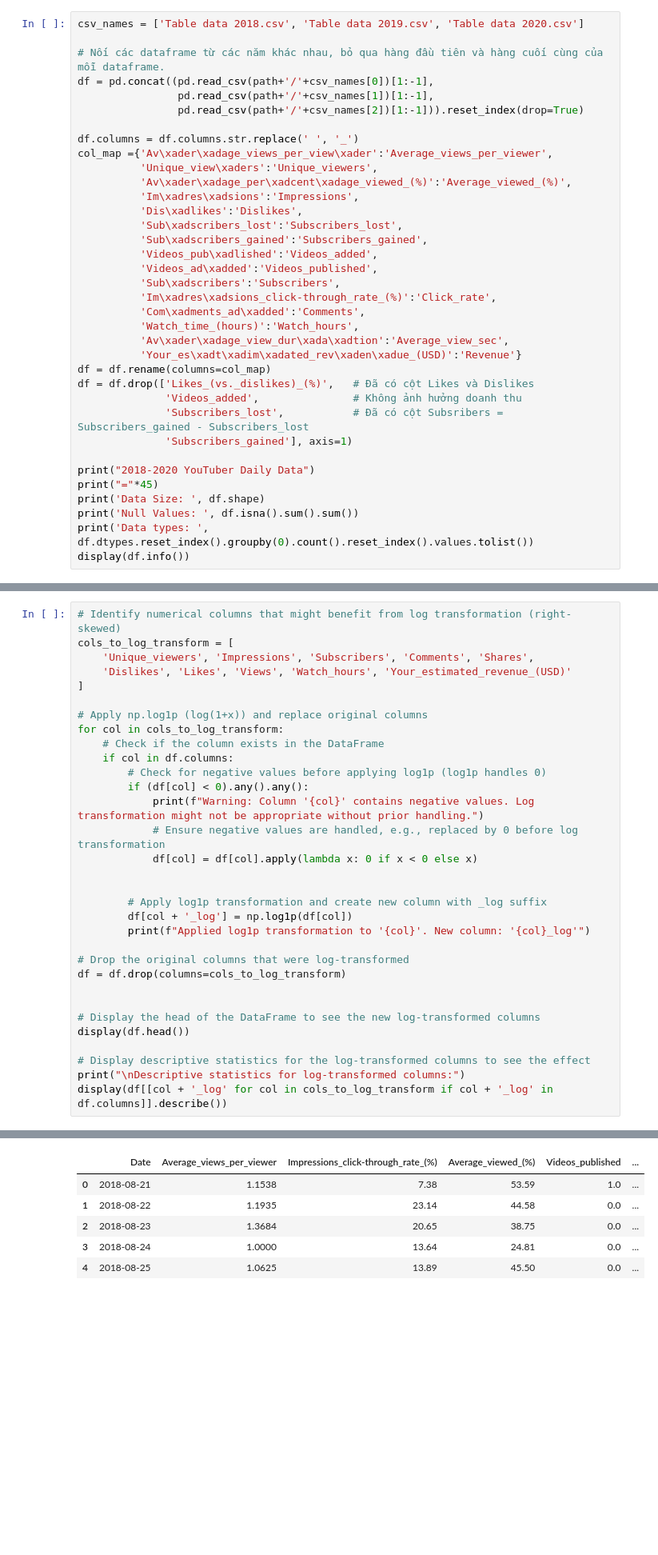
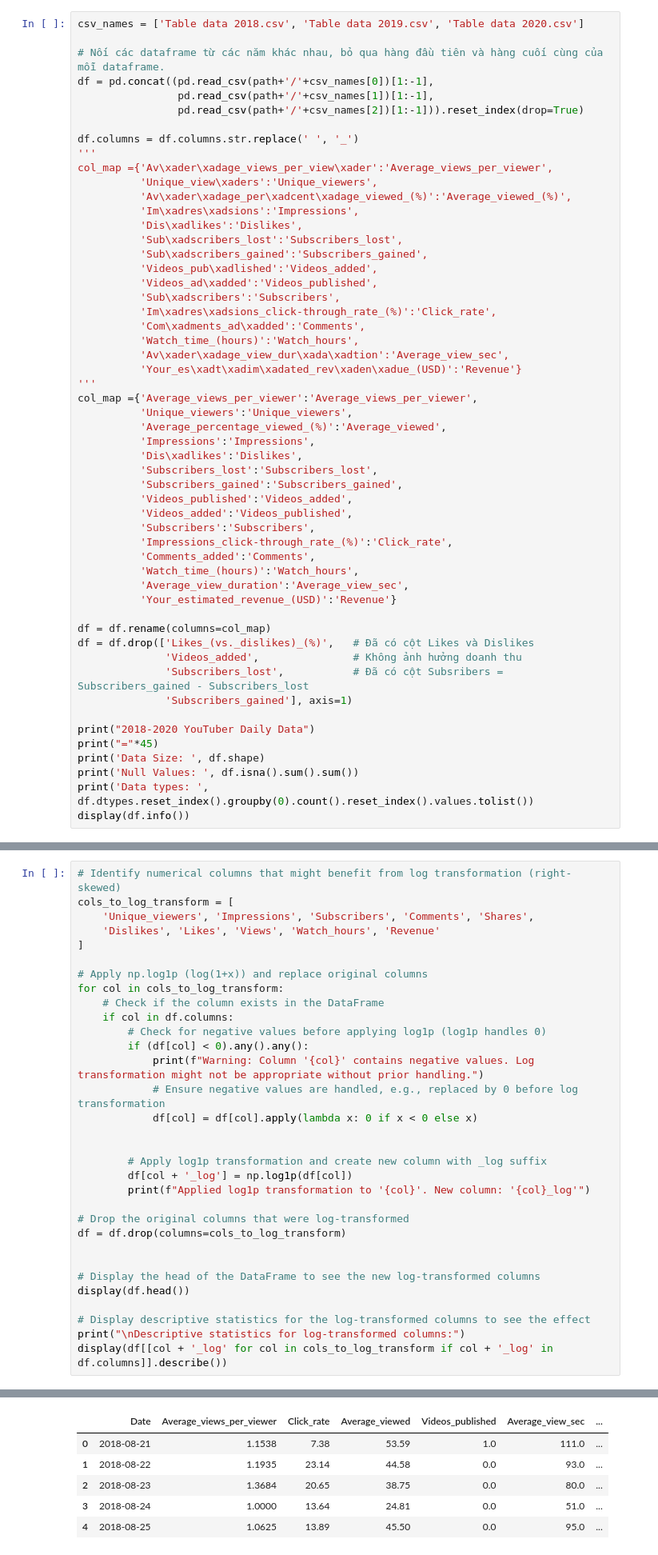
Before and after one commit to theanh-28/machine-learning-project, a Jupyter notebook: youtube_revenue_prediction.ipynb, the cells around one changed output, grey strips where cells are left out. Shown at 80% size. Drawn from its saved outputs; the diff is of its cells as text; blank space fills up the shorter version.

```diff
--- a/youtube_revenue_prediction.ipynb
+++ b/youtube_revenue_prediction.ipynb
@@ -43,6 +41,7 @@ df = pd.concat((pd.read_csv(path+'/'+csv_names[0])[1:-1],
                 pd.read_csv(path+'/'+csv_names[2])[1:-1])).reset_index(drop=True)
 
 df.columns = df.columns.str.replace(' ', '_')
+'''
 col_map ={'Av\xader\xadage_views_per_view\xader':'Average_views_per_viewer',
           'Unique_view\xaders':'Unique_viewers',
           'Av\xader\xadage_per\xadcent\xadage_viewed_(%)':'Average_viewed_(%)',
@@ -58,6 +57,23 @@ col_map ={'Av\xader\xadage_views_per_view\xader':'Average_views_per_viewer',
           'Watch_time_(hours)':'Watch_hours',
           'Av\xader\xadage_view_dur\xada\xadtion':'Average_view_sec',
           'Your_es\xadt\xadim\xadated_rev\xaden\xadue_(USD)':'Revenue'}
+'''
+col_map ={'Av­er­age_views_per_view­er':'Average_views_per_viewer',
+          'Unique_view­ers':'Unique_viewers',
+          'Av­er­age_per­cent­age_viewed_(%)':'Average_viewed',
+          'Im­pres­sions':'Impressions',
+          'Dis\xadlikes':'Dislikes',
+          'Sub­scribers_lost':'Subscribers_lost',
+          'Sub­scribers_gained':'Subscribers_gained',
+          'Videos_pub­lished':'Videos_added',
+          'Videos_ad­ded':'Videos_published',
+          'Sub­scribers':'Subscribers',
+          'Im­pres­sions_click-through_rate_(%)':'Click_rate',
+          'Com­ments_ad­ded':'Comments',
+          'Watch_time_(hours)':'Watch_hours',
+          'Av­er­age_view_dur­a­tion':'Average_view_sec',
+          'Your_es­tim­ated_rev­en­ue_(USD)':'Revenue'}
+
 df = df.rename(columns=col_map)
 df = df.drop(['Likes_(vs._dis­likes)_(%)',   # Đã có cột Likes và Dislikes
               'Videos_added',               # Không ảnh hưởng doanh thu
@@ -325,8 +314,8 @@ Biến đổi logarit hiệu quả nhất với dữ liệu có phân phối b
 # %%
 # Identify numerical columns that might benefit from log transformation (right-skewed)
 cols_to_log_transform = [
-    'Unique_viewers', 'Im­pres­sions', 'Subscribers', 'Comments', 'Shares',
-    'Dislikes', 'Likes', 'Views', 'Watch_hours', 'Your_es­tim­ated_rev­en­ue_(USD)'
+    'Unique_viewers', 'Impressions', 'Subscribers', 'Comments', 'Shares',
+    'Dislikes', 'Likes', 'Views', 'Watch_hours', 'Revenue'
 ]
 
 # Apply np.log1p (log(1+x)) and replace original columns
@@ -369,7 +358,7 @@ Applied log1p transformation to 'Your_es­tim­ated_rev­en­ue_(USD)'. New colu
-|  | Date | Average_views_per_viewer | Im­pres­sions_click-through_rate_(%) | Average_viewed_(%) | Videos_published | ... |
-| 0 | 2018-08-21 | 1.1538 | 7.38 | 53.59 | 1.0 | ... |
-| 1 | 2018-08-22 | 1.1935 | 23.14 | 44.58 | 0.0 | ... |
-| 2 | 2018-08-23 | 1.3684 | 20.65 | 38.75 | 0.0 | ... |
-| 3 | 2018-08-24 | 1.0000 | 13.64 | 24.81 | 0.0 | ... |
-| 4 | 2018-08-25 | 1.0625 | 13.89 | 45.50 | 0.0 | ... |
+|  | Date | Average_views_per_viewer | Click_rate | Average_viewed | Videos_published | Average_view_sec | ... |
+| 0 | 2018-08-21 | 1.1538 | 7.38 | 53.59 | 1.0 | 111.0 | ... |
+| 1 | 2018-08-22 | 1.1935 | 23.14 | 44.58 | 0.0 | 93.0 | ... |
+| 2 | 2018-08-23 | 1.3684 | 20.65 | 38.75 | 0.0 | 80.0 | ... |
+| 3 | 2018-08-24 | 1.0000 | 13.64 | 24.81 | 0.0 | 51.0 | ... |
+| 4 | 2018-08-25 | 1.0625 | 13.89 | 45.50 | 0.0 | 95.0 | ... |
 Descriptive statistics for log-transformed columns:
```
Also changed, not shown: parts of 18 cells of this notebook, 1 other file.
